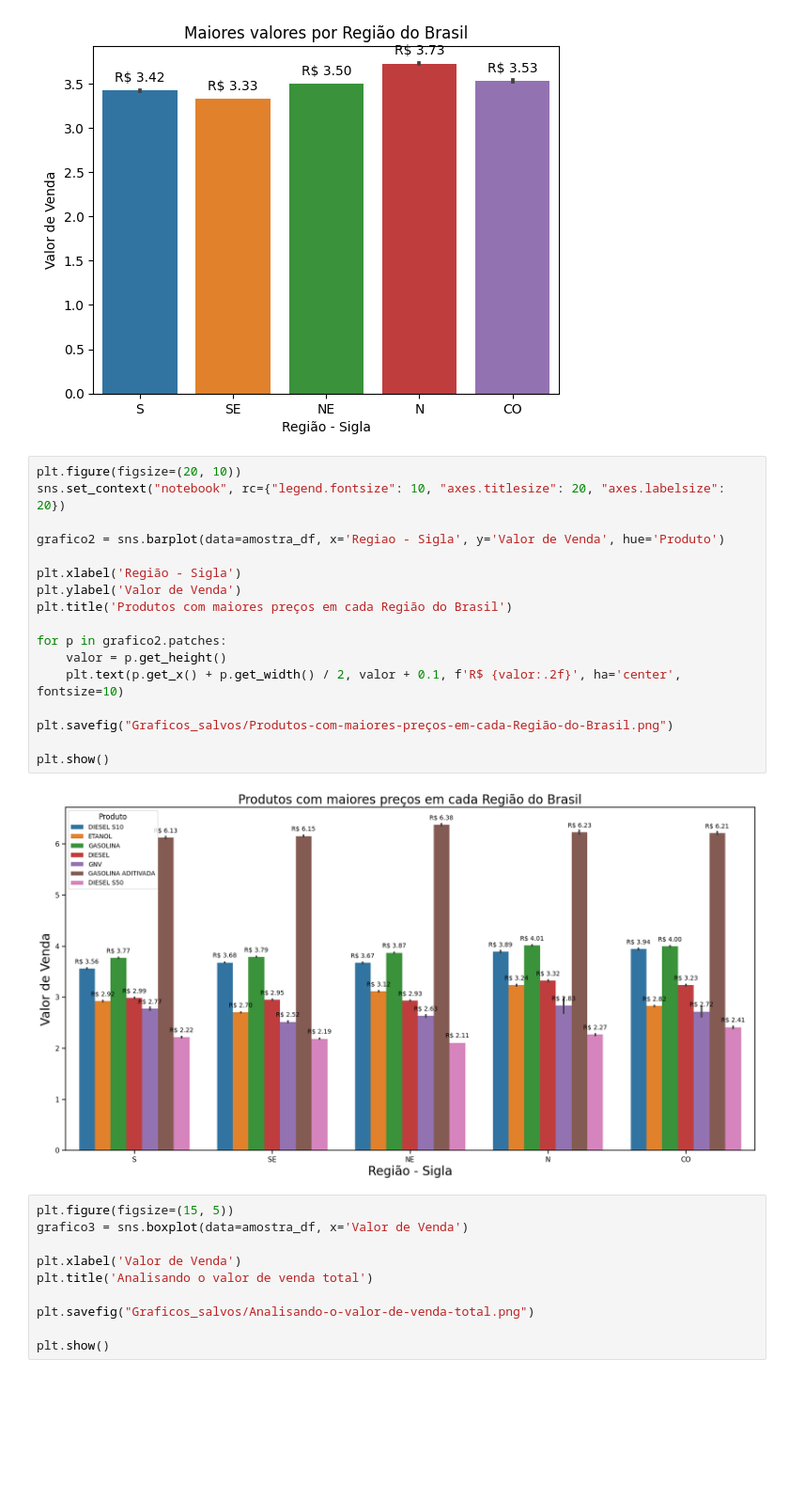
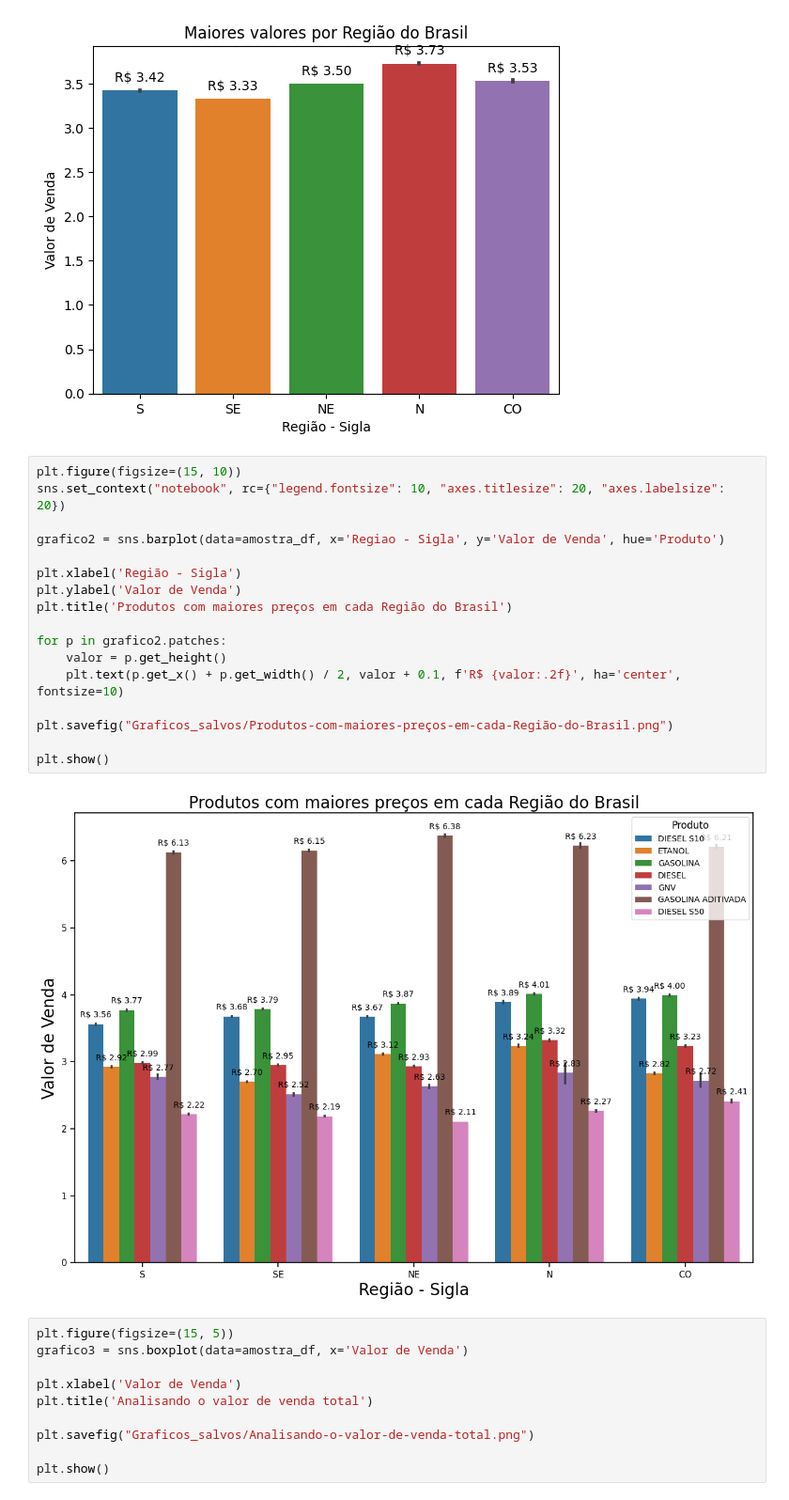
Before and after one commit to Jacksonvieira431/combustiveis_automotivos, a Jupyter notebook: 2_Insights_amostra.ipynb, the cells around one changed output. Shown at 94% size. Saved outputs shown, nothing was run; the diff lists cells and outputs as text; blank space fills up the shorter version.

Commit message:
Atualizando tamanho da imagem Produtos-com-maiores-preços-em-cada-Região-do-Brasil

```diff
--- a/2_Insights_amostra.ipynb
+++ b/2_Insights_amostra.ipynb
@@ -33,24 +33,24 @@ plt.show()
 # %% [output]
 [figure]
 # %%
-plt.figure(figsize=(20, 10))
+plt.figure(figsize=(15, 10))
 sns.set_context("notebook", rc={"legend.fontsize": 10, "axes.titlesize": 20, "axes.labelsize": 20})
 
 grafico2 = sns.barplot(data=amostra_df, x='Regiao - Sigla', y='Valor de Venda', hue='Produto')
 
 plt.xlabel('Região - Sigla')
 plt.ylabel('Valor de Venda')
 plt.title('Produtos com maiores preços em cada Região do Brasil')
 
 for p in grafico2.patches:
     valor = p.get_height()
     plt.text(p.get_x() + p.get_width() / 2, valor + 0.1, f'R$ {valor:.2f}', ha='center', fontsize=10)
 
 plt.savefig("Graficos_salvos/Produtos-com-maiores-preços-em-cada-Região-do-Brasil.png")
 
 plt.show()
 # %% [output]
-[figure, old version]
+[figure, new version]
 # %%
 plt.figure(figsize=(15, 5))
 grafico3 = sns.boxplot(data=amostra_df, x='Valor de Venda')
```
Also changed, not shown: 1 other file.
